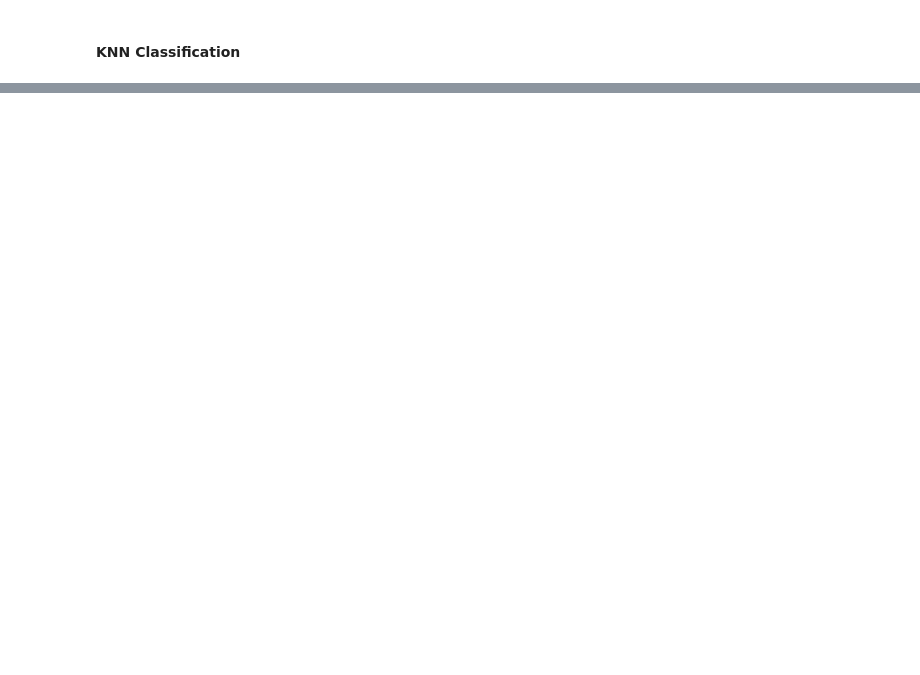
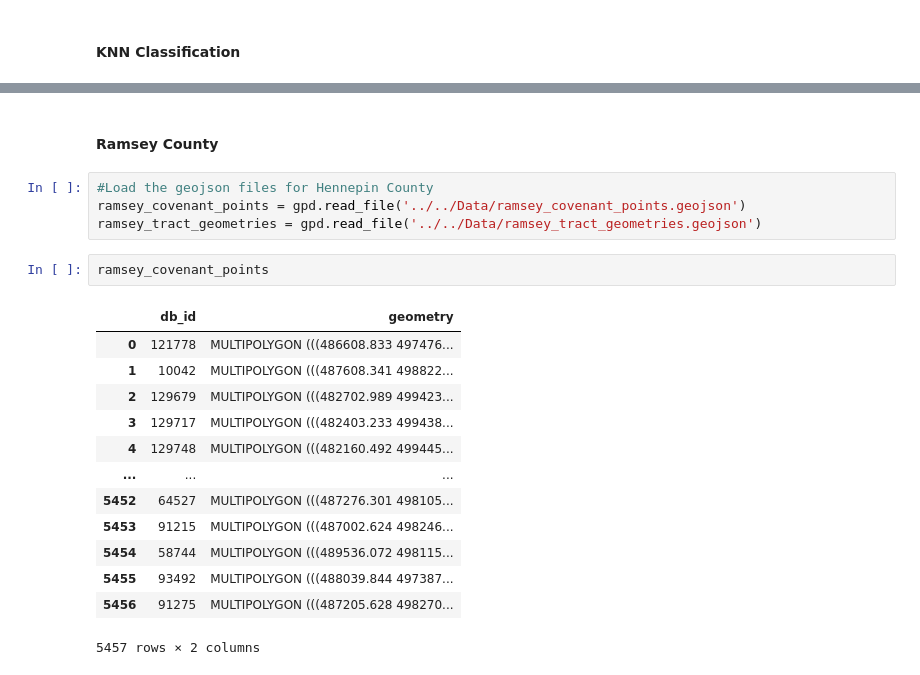
Before and after one commit to chance-roberts/DATA6550-Housing-Bias, a Jupyter notebook: Code/Roberts/CRoberts_Housing_Bias.ipynb, the cells around one changed output, grey strips where cells are left out. Saved outputs shown, nothing was run; the diff lists cells and outputs as text; blank space fills up the shorter version.

```diff
--- a/Code/Roberts/CRoberts_Housing_Bias.ipynb
+++ b/Code/Roberts/CRoberts_Housing_Bias.ipynb
@@ -272,0 +495,22 @@ Confusion Matrix - Test Set
+# %% [markdown]
+#### Ramsey County
+# %%
+#Load the geojson files for Hennepin County
+ramsey_covenant_points = gpd.read_file('../../Data/ramsey_covenant_points.geojson')
+ramsey_tract_geometries = gpd.read_file('../../Data/ramsey_tract_geometries.geojson')
+# %%
+ramsey_covenant_points
+# %% [output]
+|  | db_id | geometry |
+| 0 | 121778 | MULTIPOLYGON (((486608.833 497476... |
+| 1 | 10042 | MULTIPOLYGON (((487608.341 498822... |
+| 2 | 129679 | MULTIPOLYGON (((482702.989 499423... |
+| 3 | 129717 | MULTIPOLYGON (((482403.233 499438... |
+| 4 | 129748 | MULTIPOLYGON (((482160.492 499445... |
+| ... | ... | ... |
+| 5452 | 64527 | MULTIPOLYGON (((487276.301 498105... |
+| 5453 | 91215 | MULTIPOLYGON (((487002.624 498246... |
+| 5454 | 58744 | MULTIPOLYGON (((489536.072 498115... |
+| 5455 | 93492 | MULTIPOLYGON (((488039.844 497387... |
+| 5456 | 91275 | MULTIPOLYGON (((487205.628 498270... |
+5457 rows × 2 columns
```
Also changed, not shown: parts of 63 cells of this notebook, 4 other files.
